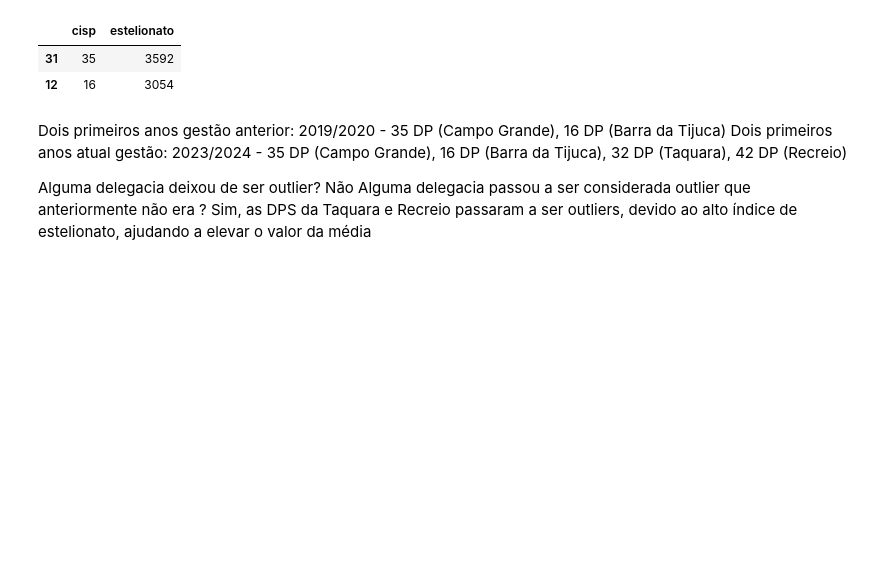
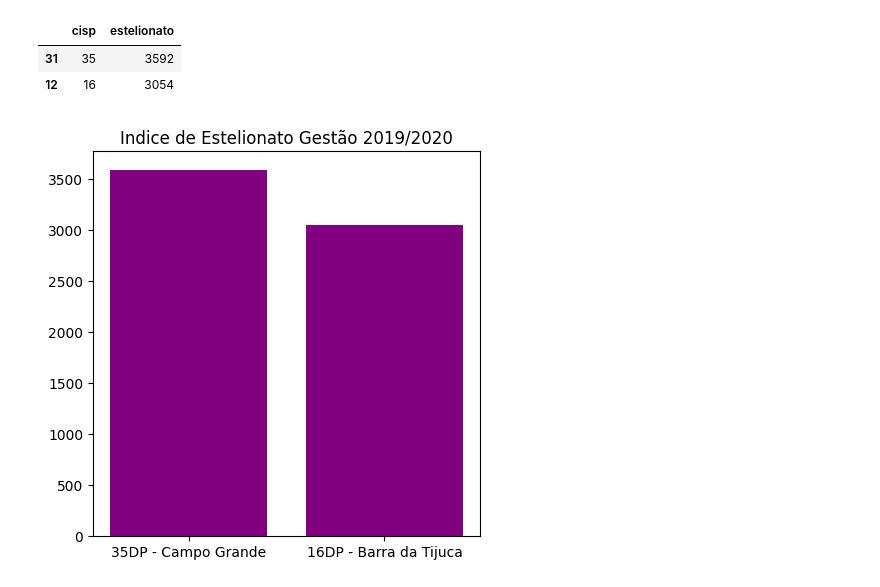
Before and after one commit to Fani-Oliveira/Repo_Senac, a Jupyter notebook: Aula01_10.ipynb, the cells around one changed output. Saved outputs shown, nothing was run; the diff lists cells and outputs as text; code cells hidden in the pictures; blank space fills up the shorter version.

```diff
--- a/Aula01_10.ipynb
+++ b/Aula01_10.ipynb
@@ -234,10 +249,17 @@ delegacias_outliers2.sort_values(by="estelionato", ascending= False)
 |  | cisp | estelionato |
 | 31 | 35 | 3592 |
 | 12 | 16 | 3054 |
-# %% [markdown]
-Dois primeiros anos gestão anterior: 2019/2020 - 35 DP (Campo Grande), 16 DP (Barra da Tijuca)
-Dois primeiros anos atual gestão: 2023/2024 - 35 DP (Campo Grande), 16 DP (Barra da Tijuca), 32 DP (Taquara), 42 DP (Recreio)
-
-Alguma delegacia deixou de ser outlier? Não
-Alguma delegacia passou a ser considerada outlier que anteriormente não era ? Sim, as DPS da Taquara e Recreio passaram a ser outliers,
-devido ao alto índice de estelionato, ajudando a elevar o valor da média
+# %%
+df = {'Delegacia': ['35DP - Campo Grande', '16DP - Barra da Tijuca'],
+'Estelionato': [3592, 3054]}
+
+cisp = df['Delegacia']
+estelionato = df['Estelionato']
+
+plt.figure(figsize=(5,5))
+plt.bar(cisp, estelionato, color= 'purple')
+plt.title('Indice de Estelionato Gestão 2019/2020')
+
+plt.show()
+# %% [output]
+[figure, added]
```
Also changed, not shown: parts of 6 cells of this notebook, 2 other files.
